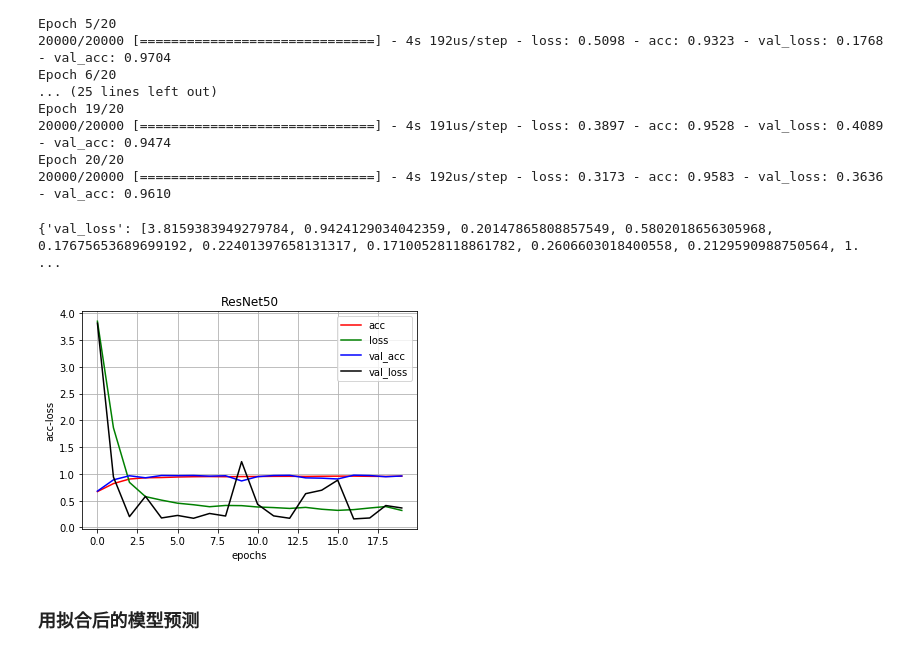
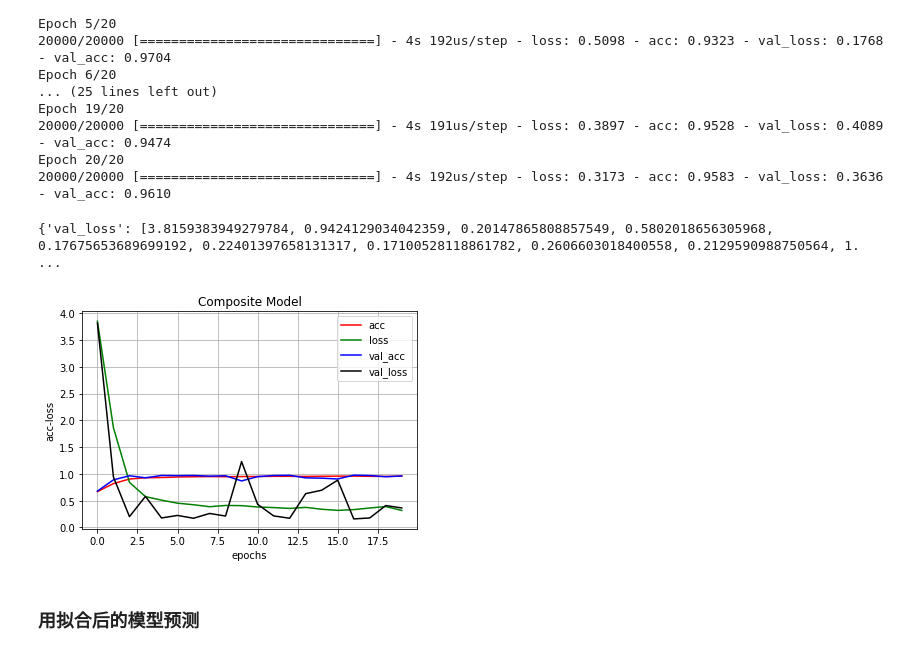
Before and after one commit to blackantchen/ml_final_project, a Jupyter notebook: train_model.ipynb, the cells around one changed output. Saved outputs shown, nothing was run; the diff lists cells and outputs as text; code cells hidden in the pictures.

Commit message:
modify show_history title name

```diff
--- a/train_model.ipynb
+++ b/train_model.ipynb
@@ -150,35 +149,39 @@ def read_history_from_file(filename):
 
     return hist
 
 def show_history(hist, title_name):
     # epoch as x-axis
     epochs = range(len(hist['acc']))
 
     fig, ax = plt.subplots()
 
     # acc
     ax.plot(epochs, hist['acc'], 'r', label='acc')
     # loss
     ax.plot(epochs, hist['loss'], 'g', label='loss')
     # val_acc
     ax.plot(epochs, hist['val_acc'], 'b', label='val_acc')
     # val_loss
     ax.plot(epochs, hist['val_loss'], 'k', label='val_loss')
 
     ax.set(xlabel='epochs', ylabel='acc-loss',title=title_name)
 
     ax.legend(loc='best', fancybox=True, fontsize=10)
 
     ax.grid(True)
 
     fig.show()
 
 hist = read_history_from_file(logpath+'_hist.txt')
 print(hist)
-show_history(hist, single_model)
+if composite_model:
+    title_name = 'Composite Model'
+else:
+    title_name = single_model
+show_history(hist, title_name)
 # %% [output]
 {'val_loss': [3.8159383949279784, 0.9424129034042359, 0.20147865808857549, 0.5802018656305968, 0.17675653689699192, 0.22401397658131317, 0.17100528118861782, 0.2606603018400558, 0.2129590988750564, 1. ...
-[figure, old version]
+[figure, new version]
 # %% [markdown]
 ### 用拟合后的模型预测
 # %%
```
Also changed, not shown: parts of 1 cell of this notebook.
